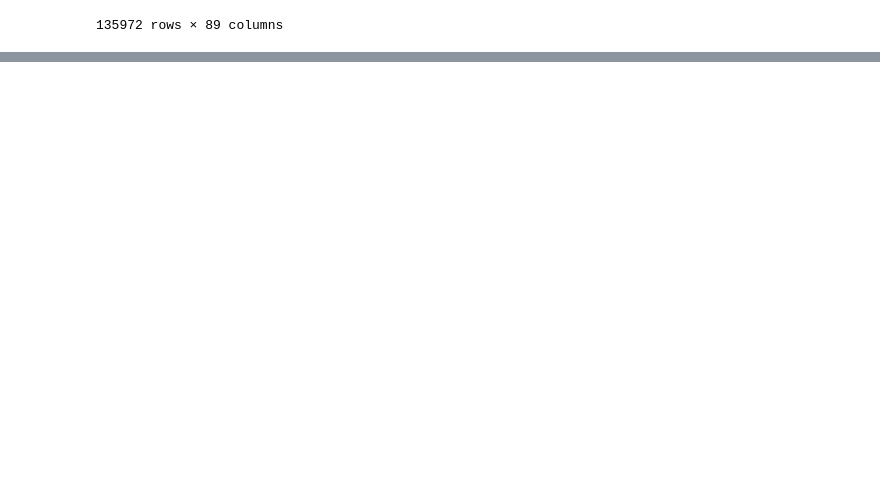
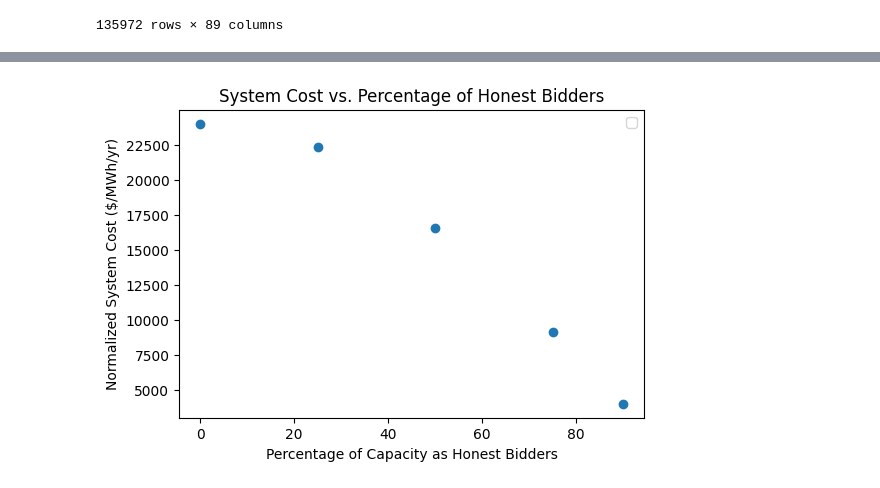
Before and after one commit to nmadev/EnergyStorageRLBidder, a Jupyter notebook: MarketSimulation.ipynb, the cells around one changed output, grey strips where cells are left out. Cells and saved outputs as stored; diff of their text form; code cells hidden in the pictures; blank space fills up the shorter version.

```diff
--- a/MarketSimulation.ipynb
+++ b/MarketSimulation.ipynb
@@ -180,0 +186,13 @@ plt.plot(Sim.demand)
+# %%
+# total energy cycled
+for honest_count, result in zip(n_honest, results):
+    plt.figure(figsize=(10, 3))
+    for label in result.keys():
+        if label in ['n_smart', 'n_honest', 'sim_results']:
+            continue
+        plt.plot(np.cumsum(np.abs(result[label]['power'])) / 12., label=label, linewidth=1)
+    plt.ylabel("Total Energy Cycled (MWh)")
+    plt.xlabel("Timestep (5 min)")
+    plt.title(f"Market Simulation with {int((100 * honest_count) / (honest_count + 6))}% Honest Bidders")
+    plt.legend()
+    plt.show()
@@ -180,0 +205,23 @@ plt.plot(Sim.demand)
+# %%
+# average system price vs. percentage of honest bidders
+plt.figure(figsize=(6, 4))
+honest_percentages = []
+total_system_costs = []
+total_capacity = []
+for honest_count, result in zip(n_honest, results):
+    tot_cost = 0.0
+    for label in result.keys():
+        if label in ['n_smart', 'n_honest', 'sim_results']:
+            continue
+        tot_cost += np.sum(result[label]['profit'])
+    honest_percentages.append(int((100 * honest_count) / (honest_count + 6)))
+    total_system_costs.append(tot_cost)
+    total_capacity.append((6 + honest_count) * 8)
+plt.scatter(honest_percentages, np.array(total_system_costs) / np.array(total_capacity), linewidth=1)
+plt.ylabel("Normalized System Cost ($/MWh/yr)")
+plt.xlabel("Percentage of Capacity as Honest Bidders")
+plt.title(f"System Cost vs. Percentage of Honest Bidders")
+plt.legend()
+plt.show()
+# %% [output]
+[figure, added]
```
Also changed, not shown: parts of 24 cells of this notebook, 2 other files.
